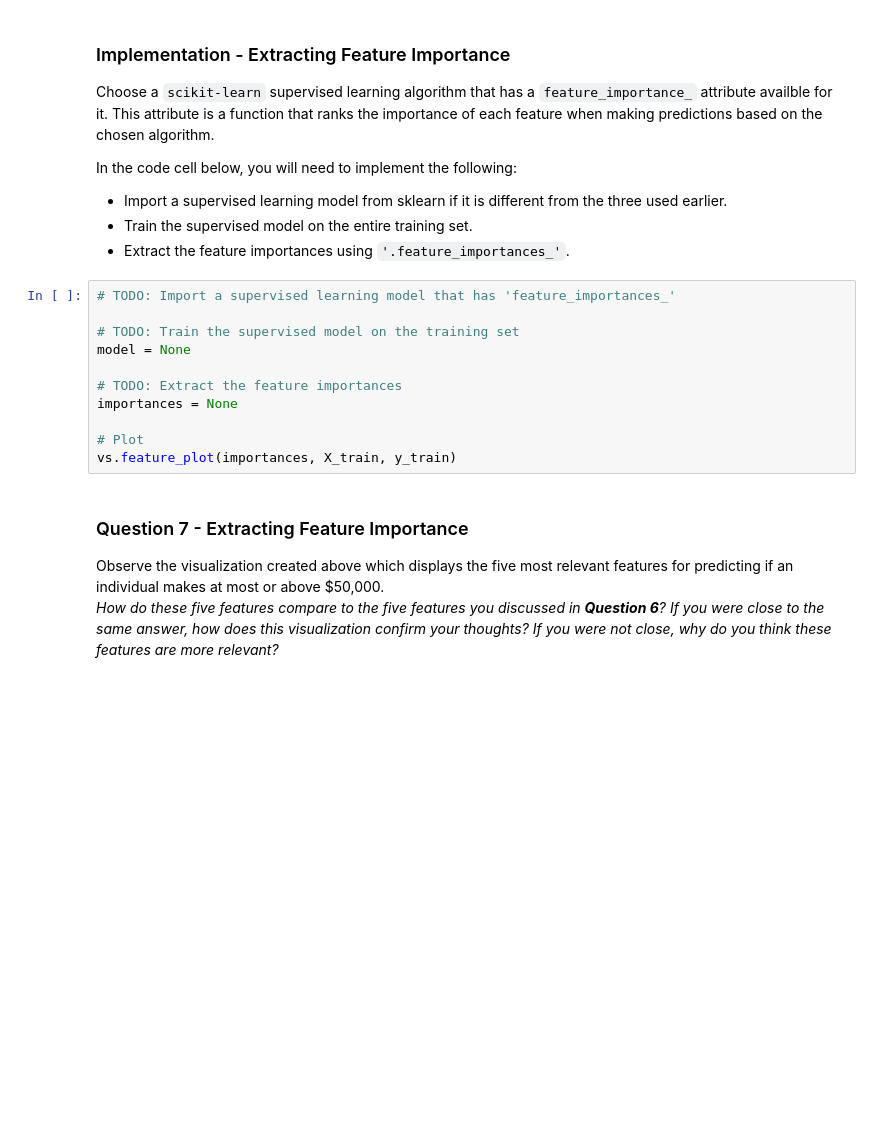
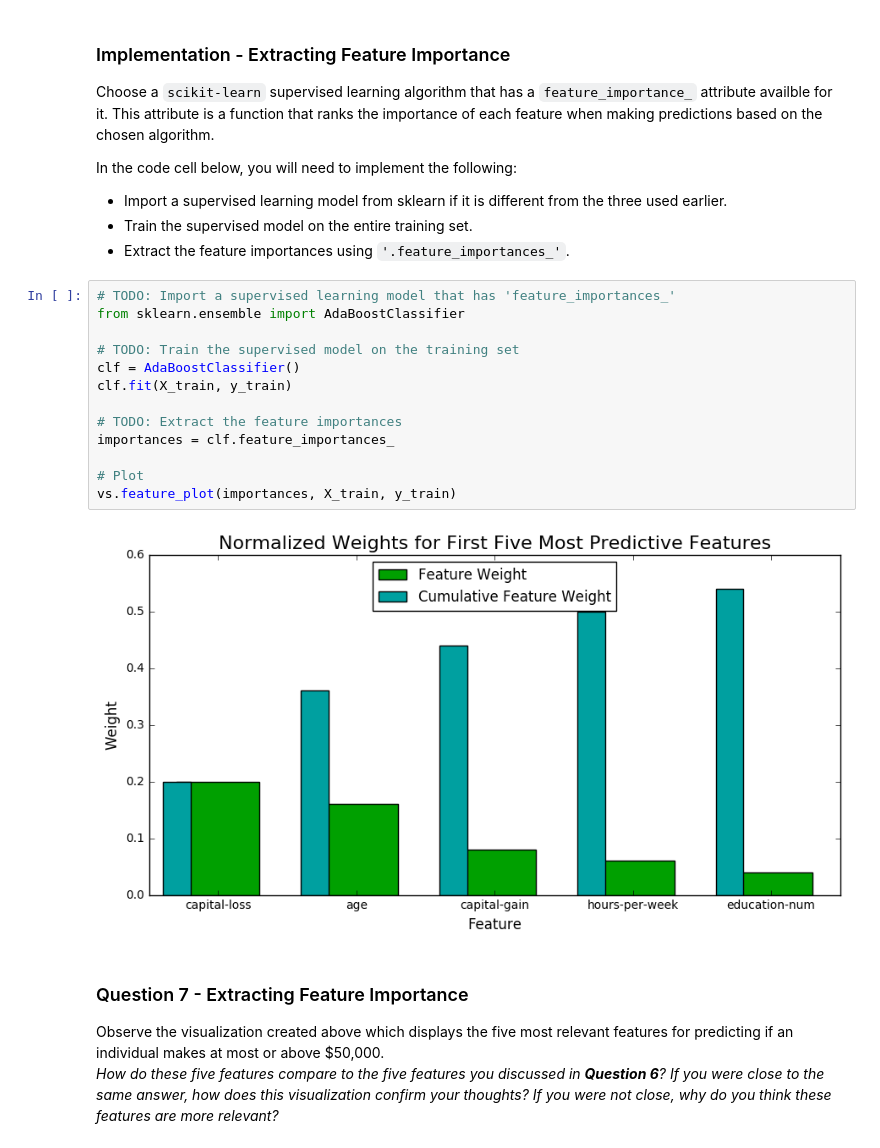
Before and after one commit to Smarker/udacity-ml, a Jupyter notebook: projects/finding_donors/finding_donors.ipynb, the cells around one changed output. Saved outputs shown, nothing was run; the diff lists cells and outputs as text; blank space fills up the shorter version.

```diff
--- a/projects/finding_donors/finding_donors.ipynb
+++ b/projects/finding_donors/finding_donors.ipynb
@@ -455,15 +508,19 @@ In the code cell below, you will need to implement the following:
  - Extract the feature importances using `'.feature_importances_'`.
 # %%
 # TODO: Import a supervised learning model that has 'feature_importances_'
+from sklearn.ensemble import AdaBoostClassifier
 
 # TODO: Train the supervised model on the training set
-model = None
+clf = AdaBoostClassifier()
+clf.fit(X_train, y_train)
 
 # TODO: Extract the feature importances
-importances = None
+importances = clf.feature_importances_
 
 # Plot
 vs.feature_plot(importances, X_train, y_train)
+# %% [output]
+[figure, added]
 # %% [markdown]
 ### Question 7 - Extracting Feature Importance
 
```
Also changed, not shown: parts of 19 cells of this notebook, 3 other files.
